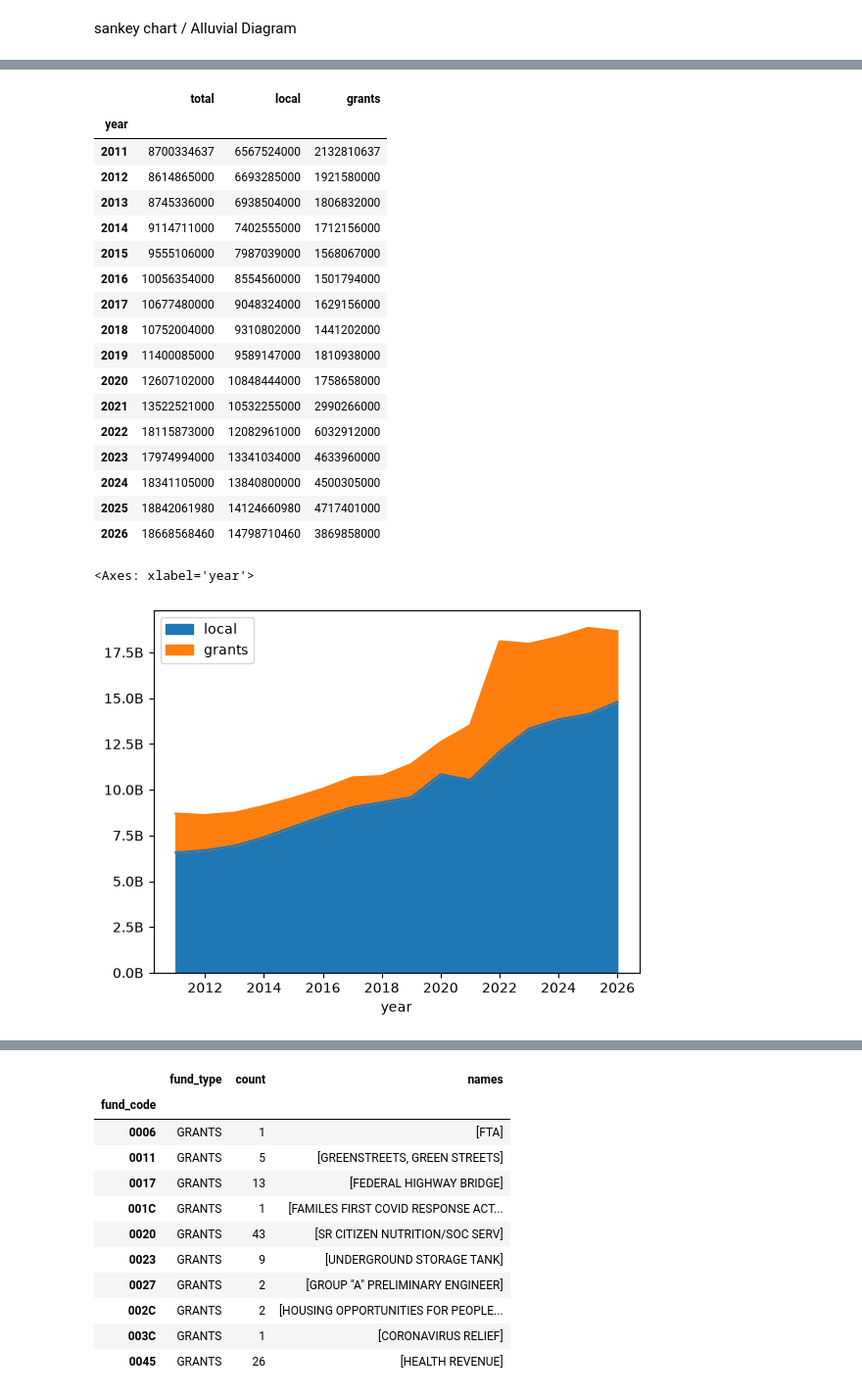
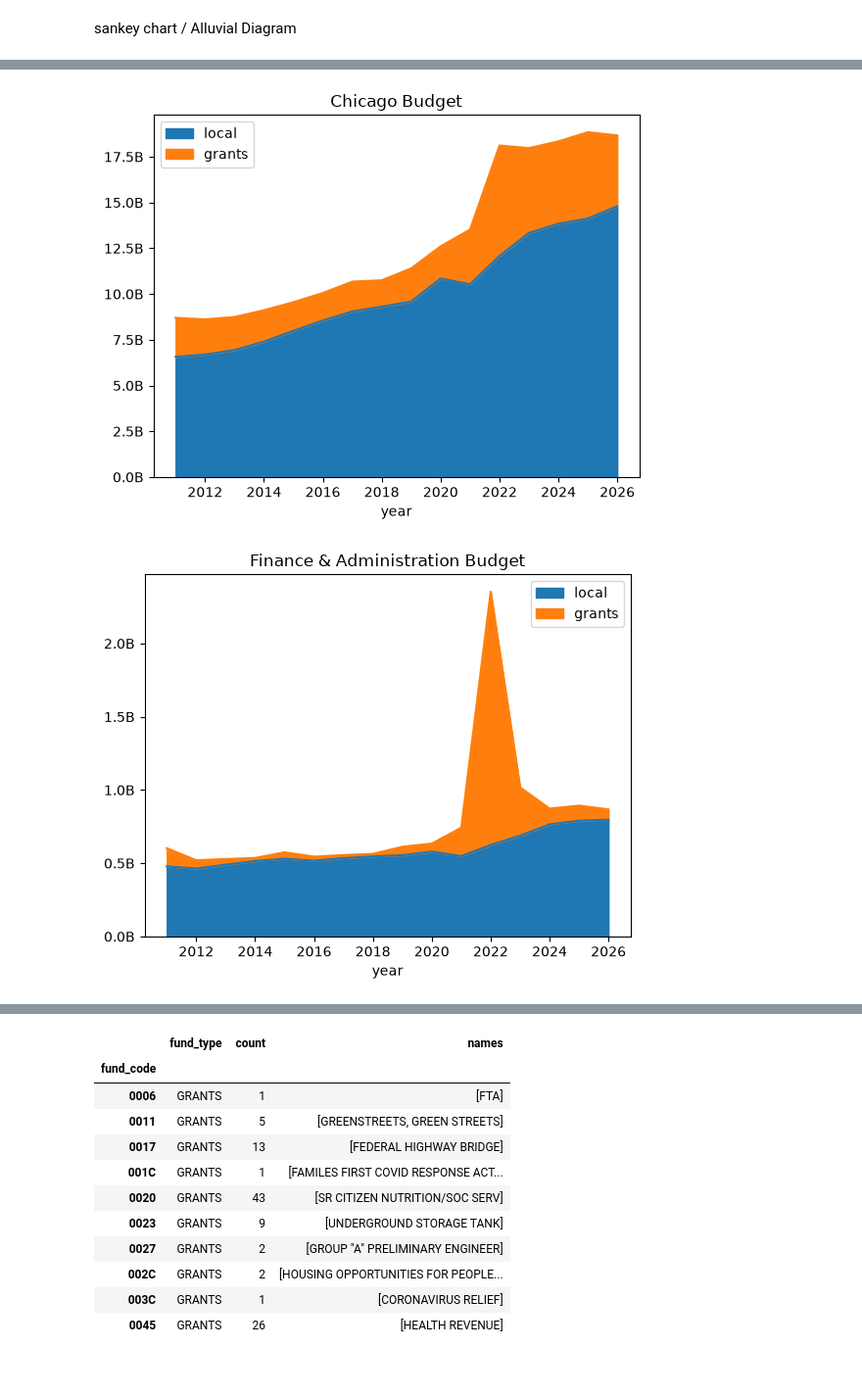
Before and after one commit to RamarkoB/chicago-budget, a Jupyter notebook: explore.ipynb, the cells around one changed output, grey strips where cells are left out. Shown at 98% size. Cells and saved outputs as stored; diff of their text form; code cells hidden in the pictures; blank space fills up the shorter version.

Commit message:
Added Breakdown by Category

```diff
--- a/explore.ipynb
+++ b/explore.ipynb
@@ -47,6 +50,23 @@ def getBreakdown(df, indexCol, nameCol):
     mult["count"] = mult.apply(lambda row: valueCounts[valueCounts[indexCol] == row[indexCol]]["count"].sum(), axis=1)
     mult["names"] = mult.apply(lambda row: valueCounts[valueCounts[indexCol] == row[indexCol]][nameCol].to_list(), axis=1)
     return mult.sort_values(by=indexCol).set_index(indexCol)
+# %%
+# More Info from 2026 Budget Breakdown: https://public.tableau.com/app/profile/obm.data.analytics/viz/CityofChicago-BudgetataGlance/ChicagoBudgetataGlance?publish=yes
+# Proceeds of debt issuances transferred between funds and reimbursements or internal transfers between funds need to be deducted to more accurately reflect the City appropriation.
+# Total resources include revenues generated during the year.
+def plotBudget(df, title):
+    budgets = pd.DataFrame(
+        {
+            "year": years,
+            "local": list(map(lambda x: int(getAnnualLocalFunds(df, x)), years)),
+            "grants": list(map(lambda x: int(getAnnualGrantFunds(df, x)), years)),
+        }
+    )
+    budgets = budgets.set_index("year")
+    ax = budgets.plot.area()
+    ax.yaxis.set_major_formatter(plt.ticker.FuncFormatter(billions_formatter))
+    ax.set_title(f"{title} Budget")
+    ax.plot()
 # %%
 # import all ordinance files and combine into table
 df = pd.DataFrame()
@@ -55,6 +75,7 @@ for year in years:
     dfYear["year"] = year
     df = pd.concat([df, dfYear], ignore_index=True)
 
+functionalCategories = pd.read_csv("labels/categories.csv", header=None, index_col=0)[1]
 
 # clean rows and columns
 df["amount"] = df.apply(getRowAmount, axis=1)
@@ -63,6 +84,8 @@ df["department_number"] = df.apply(lambda row: fmtCode(row["department_number"],
 df["appropriation_account"] = df.apply(lambda row: fmtCode(row["appropriation_account"], 4), axis=1)
 df["appropriation_authority"] = df["appropriation_authority"].apply(lambda x: str(int(x)) if isinstance(x, float) and not math.isnan(x) else x)
 df["appropriation_authority"] = df.apply(lambda row: fmtCode(row["appropriation_authority"], 4), axis=1)
+df["functional_category"] = df.apply(lambda row: functionalCategories.loc[int(row["department_number"])], axis=1)
+
 df = df.drop(columns=["department", "_ordinance_amount_", "appropriation_ordinance"])
 
 for colName in normalizedColumns:
@@ -76,46 +99,11 @@ df.head()
 | 2 | LOCAL | 0100 | CORPORATE FUND | 39 | BOARD OF ELECTION COMMISSIONER | 2005 | ... |
 | 3 | LOCAL | 0100 | CORPORATE FUND | 39 | BOARD OF ELECTION COMMISSIONER | 2005 | ... |
 | 4 | LOCAL | 0100 | CORPORATE FUND | 39 | BOARD OF ELECTION COMMISSIONER | 2005 | ... |
-# %%
-# More Info from 2026 Budget Breakdown: https://public.tableau.com/app/profile/obm.data.analytics/viz/CityofChicago-BudgetataGlance/ChicagoBudgetataGlance?publish=yes
-# Proceeds of debt issuances transferred between funds and reimbursements or internal transfers between funds need to be deducted to more accurately reflect the City appropriation.
-# Total resources include revenues generated during the year.
-budgets = pd.DataFrame(
-    {
-        "year": years,
-        "total": list(map(lambda x: int(getAnnualBudget(df, x)), years)),
-        "local": list(map(lambda x: int(getAnnualLocalFunds(df, x)), years)),
-        "grants": list(map(lambda x: int(getAnnualGrantFunds(df, x)), years)),
-    }
-)
-budgets = budgets.set_index("year")
-budgets
-# %% [output]
-|  | total | local | grants |
-| year |  |  |  |
-| 2011 | 8700334637 | 6567524000 | 2132810637 |
-| 2012 | 8614865000 | 6693285000 | 1921580000 |
-| 2013 | 8745336000 | 6938504000 | 1806832000 |
-| 2014 | 9114711000 | 7402555000 | 1712156000 |
-| 2015 | 9555106000 | 7987039000 | 1568067000 |
-| 2016 | 10056354000 | 8554560000 | 1501794000 |
-| 2017 | 10677480000 | 9048324000 | 1629156000 |
-| 2018 | 10752004000 | 9310802000 | 1441202000 |
-| 2019 | 11400085000 | 9589147000 | 1810938000 |
-| 2020 | 12607102000 | 10848444000 | 1758658000 |
-| 2021 | 13522521000 | 10532255000 | 2990266000 |
-| 2022 | 18115873000 | 12082961000 | 6032912000 |
-| 2023 | 17974994000 | 13341034000 | 4633960000 |
-| 2024 | 18341105000 | 13840800000 | 4500305000 |
-| 2025 | 18842061980 | 14124660980 | 4717401000 |
-| 2026 | 18668568460 | 14798710460 | 3869858000 |
-# %%
-def billions_formatter(x, pos):
-    return f"{x * 1e-9:,.1f}B"
-
-ax = budgets.drop(["total"], axis=1).plot.area()
-ax.yaxis.set_major_formatter(plt.ticker.FuncFormatter(billions_formatter))
-ax
-# %% [output]
-<Axes: xlabel='year'>
-[figure, removed]
+# %%
+plotBudget(df, "Chicago")
+
+for category in functionalCategories.unique():
+    plotBudget(df[df["functional_category"] == category], category)
+# %% [output]
+[figure, added]
+[figure, added]
```
Also changed, not shown: parts of 2 cells of this notebook, 3 other files.
